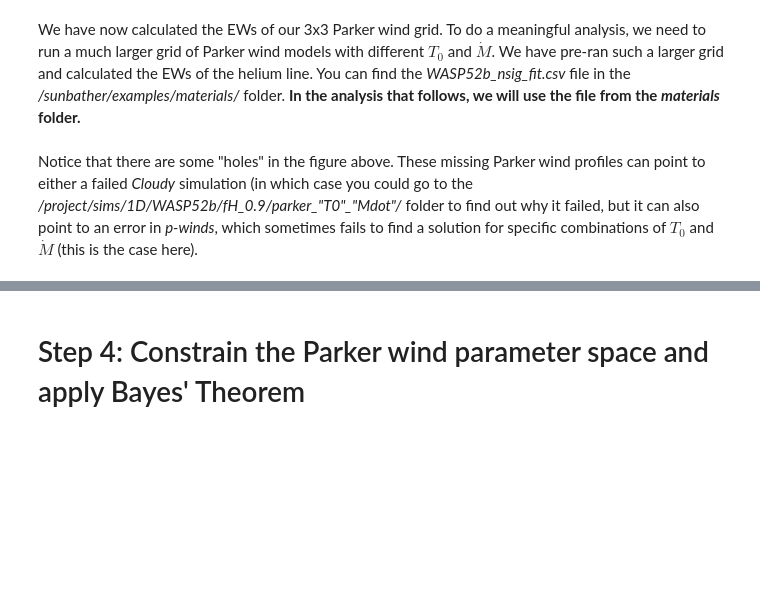
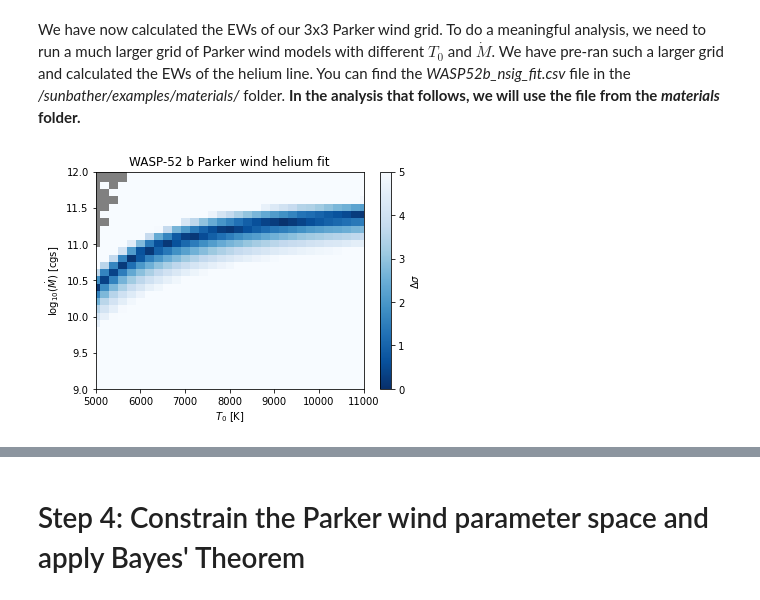
Before and after one commit to dlinssen/sunbather, a Jupyter notebook: examples/fit_helium.ipynb, the cells around one changed output, grey strips where cells are left out. Saved outputs shown, nothing was run; the diff lists cells and outputs as text; code cells hidden in the pictures; blank space fills up the shorter version.

```diff
--- a/examples/fit_helium.ipynb
+++ b/examples/fit_helium.ipynb
@@ -139,7 +141,7 @@ def truncate_colormap(cmap, minval=0.0, maxval=1.0, n=1000):
     return new_cmap
 
 
-def plot_fit(nsig_fit, bounds_T0=None, bounds_Mdot=None, title=None):
+def plot_fit(nsig_fit, bounds_T0=None, bounds_Mdot=None, title=None, save=None):
     '''
     Makes a standard plot of the Parker wind models fitted to the data.
     In this case, we fit the EW of the model to the EW of the data, and
@@ -148,34 +150,36 @@ def plot_fit(nsig_fit, bounds_T0=None, bounds_Mdot=None, title=None):
 
     cmap = plt.get_cmap('Blues_r')
     normalize = matplotlib.colors.Normalize(vmin=0, vmax=5)
 
-    pixT = float(nsig_fit.index[1])-float(nsig_fit.index[0]) #step size (100 K in this case)
-    pixM = float(nsig_fit.columns[1]) - float(nsig_fit.columns[0]) #step size (0.1 dex in this case)
+    pixT = float(nsig_fit.index[1]) - float(nsig_fit.index[0]) #T step size
+    pixM = float(nsig_fit.columns[1]) - float(nsig_fit.columns[0]) #Mdot step size
 
 
     fig, ax = plt.subplots(1)
     im = ax.imshow(nsig_fit.T.abs(), cmap=cmap, norm=normalize, origin='lower', aspect='auto', interpolation='none',
                       extent=[float(nsig_fit.index[0])-0.5*pixT, float(nsig_fit.index[-1])+0.5*pixT,
                               float(nsig_fit.columns[0])-0.5*pixM, float(nsig_fit.columns[-1])+0.5*pixM])
     ax.set_facecolor('grey')
     ax.set_xlabel(r'$T_0$ [K]')
     ax.set_ylabel(r'log$_{10}$($\dot{M}$) [cgs]')
     fig.colorbar(im, label=r'$\Delta\sigma$')
     if title != None:
         ax.set_title(title)
     if bounds_T0 != None:
         ax.set_xlim(*bounds_T0)
     if bounds_Mdot != None:
         ax.set_ylim(*bounds_Mdot)
+    if save != None:
+        plt.savefig(save, bbox_inches='tight', dpi=500)
     plt.show()
 
 
 #load the data from the file in the materials folder
 nsig_fit = pd.read_csv('materials/WASP52b_nsig_fit.csv', index_col=0, dtype=float)
 #We calculated the grid in steps of 200 K, but the nsig dataframe has steps of 100 K.
 #To prevent a lot of empty cells in the image, we remove the empty T rows here:
 nsig_fit = nsig_fit.iloc[::2, :]
 
 plot_fit(nsig_fit, bounds_T0=(5000, 11000), bounds_Mdot=(9, 12), title='WASP-52 b Parker wind helium fit')
+# %% [output]
+[figure, added]
-# %% [markdown]
-Notice that there are some "holes" in the figure above. These missing Parker wind profiles can point to either a failed _Cloudy_ simulation (in which case you could go to the */project/sims/1D/WASP52b/fH_0.9/parker_"T0"_"Mdot"/* folder to find out why it failed, but it can also point to an error in *p-winds*, which sometimes fails to find a solution for specific combinations of $T_0$ and $\dot{M}$ (this is the case here).
```
Also changed, not shown: parts of 13 cells of this notebook, 3 other files.
